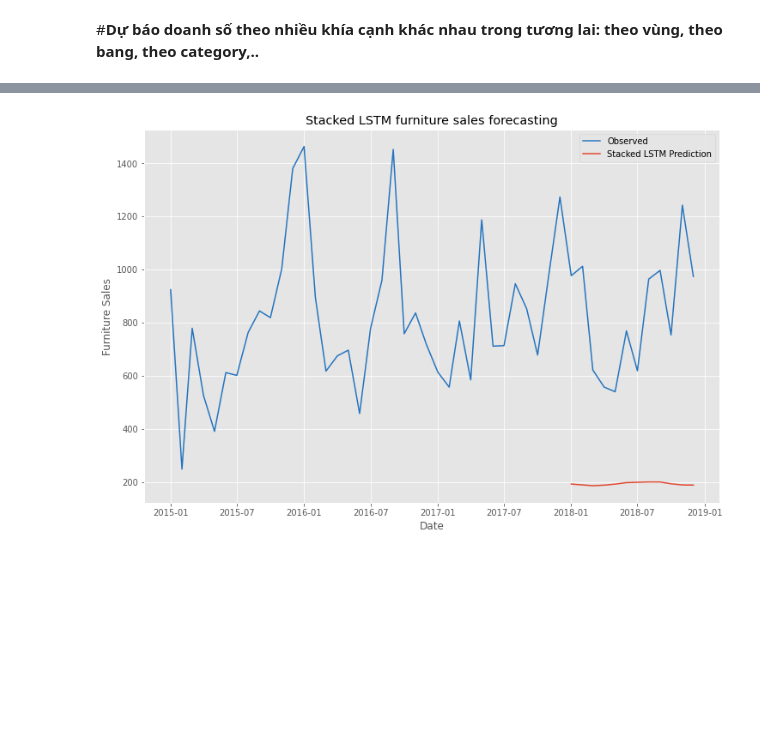
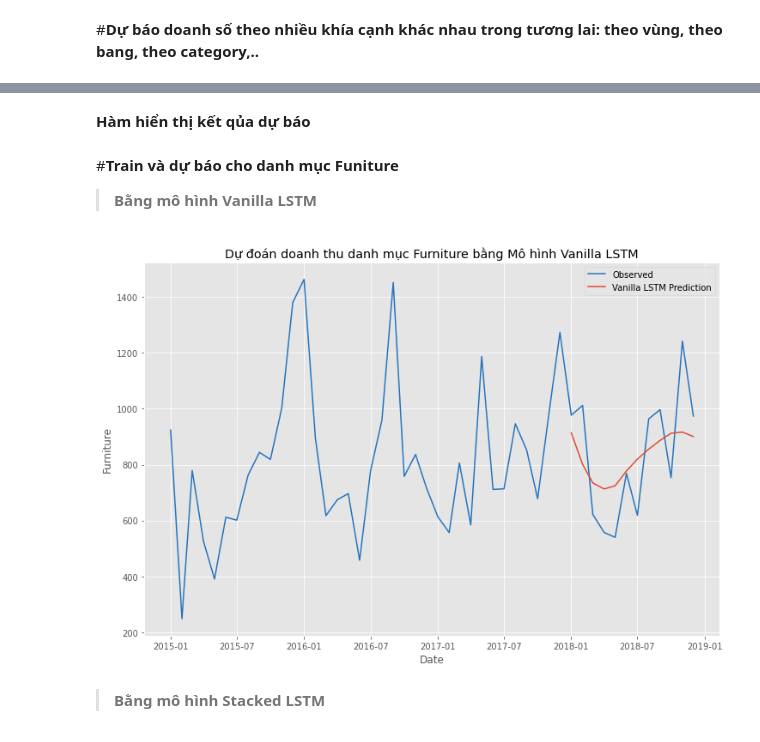
Before and after one commit to Quang-Nguyen-Van/MSE-PYTHON, a Jupyter notebook: Assignment.ipynb, the cells around one changed output, grey strips where cells are left out. Drawn from its saved outputs; the diff is of its cells as text; code cells hidden in the pictures; blank space fills up the shorter version.

```diff
--- a/Assignment.ipynb
+++ b/Assignment.ipynb
@@ -412,3 +441,7 @@ df = furniture['sales'].resample('MS').mean()
+# %%
+df_furnit = furniture['sales'].resample('MS').mean()
+df_tech = technology['sales'].resample('MS').mean()
+df_offi = office['sales'].resample('MS').mean()
 # %%
 def performance(y_true, y_pred):
     mse = ((y_pred - y_true) ** 2).mean()
@@ -427,18 +460,14 @@ def performance2(y_true, y_pred):
                   '\n The RMSE of forecasts is {}'.format(round(np.sqrt(mse), 2))+
                   '\n The MAPE of forecasts is {}'.format(round(mape, 2))))
 # %%
-train, test = np.array(df[:-12]), np.array(df[-12:])
+train, test = np.array(df_furnit[:-12]), np.array(df_furnit[-12:])
 train= train.reshape(-1,1)
 test= test.reshape(-1,1)
 
-#Scale train and test data to [-1, 1]
 scaler = MinMaxScaler()
 scaler.fit(train)
 train = scaler.transform(train)
 test = scaler.transform(test)
 
 n_input = 12
-# univariate
-n_features = 1
-#TimeseriesGenerator automatically transform a univariate time series dataset into a supervised learning problem.
 generator = TimeseriesGenerator(train, train, length=n_input, batch_size=10)
@@ -517,19 +585,29 @@ print(store2)
+# %% [markdown]
+**Hàm hiển thị kết qủa dự báo**
 # %%
-final_stacked2= np.zeros((store2.shape[0],1))
-for i in range(store2.shape[0]):
+def show_predic_result(df_predicted, df_orig, title='', predict_label='', xlabel ='Date', ylable=''):
+  predict_result = np.zeros((df_predicted.shape[0],1))
+  for i in range(df_predicted.shape[0]):
+      predict_result[i] = np.mean(df_predicted[i,:])
+  predict_result = predict_result.reshape((12,))
 
-    final_stacked2[i]=np.mean(store2[i,:])
-final_stacked2=final_stacked2.reshape((12,))
-
-# report performance
-rcParams['figure.figsize'] = 12, 8
-# line plot of observed vs predicted
-plt.plot(df.index,df,label="Observed",color='#2574BF')
-plt.plot(df[36:].index,final_stacked2,label="Stacked LSTM Prediction")
-plt.title('Stacked LSTM furniture sales forecasting')
-plt.xlabel('Date')
-plt.ylabel('Furniture Sales')
-plt.legend()
-plt.show()
+  rcParams['figure.figsize'] = 12, 8
+  plt.plot(df_orig.index,df_orig,label="Observed",color='#2574BF')
+  plt.plot(df_orig[36:].index,predict_result,label=predict_label)
+  plt.title(title)
+  plt.xlabel(xlabel)
+  plt.ylabel(ylable)
+  plt.legend()
+  plt.show()
-# %% [output]
-[figure, removed]
+# %% [markdown]
+#**Train và dự báo cho danh mục Funiture**
+>**Bằng mô hình Vanilla LSTM**
+# %%
+store = train_model_and_predict_by_vanilla_ltsm(train, df_furnit, n=4, weight_name='trained_model_vanilla_ltsm_furniture', epocs = 200)
+# %%
+show_predic_result(store, df_furnit, title='Dự đoán doanh thu danh mục Furniture bằng Mô hình Vanilla LSTM',
+                   predict_label='Vanilla LSTM Prediction', xlabel ='Date', ylable='Furniture')
+# %% [output]
+[figure, added]
+# %% [markdown]
+>**Bằng mô hình Stacked LSTM**
```
Also changed, not shown: parts of 21 cells of this notebook.
